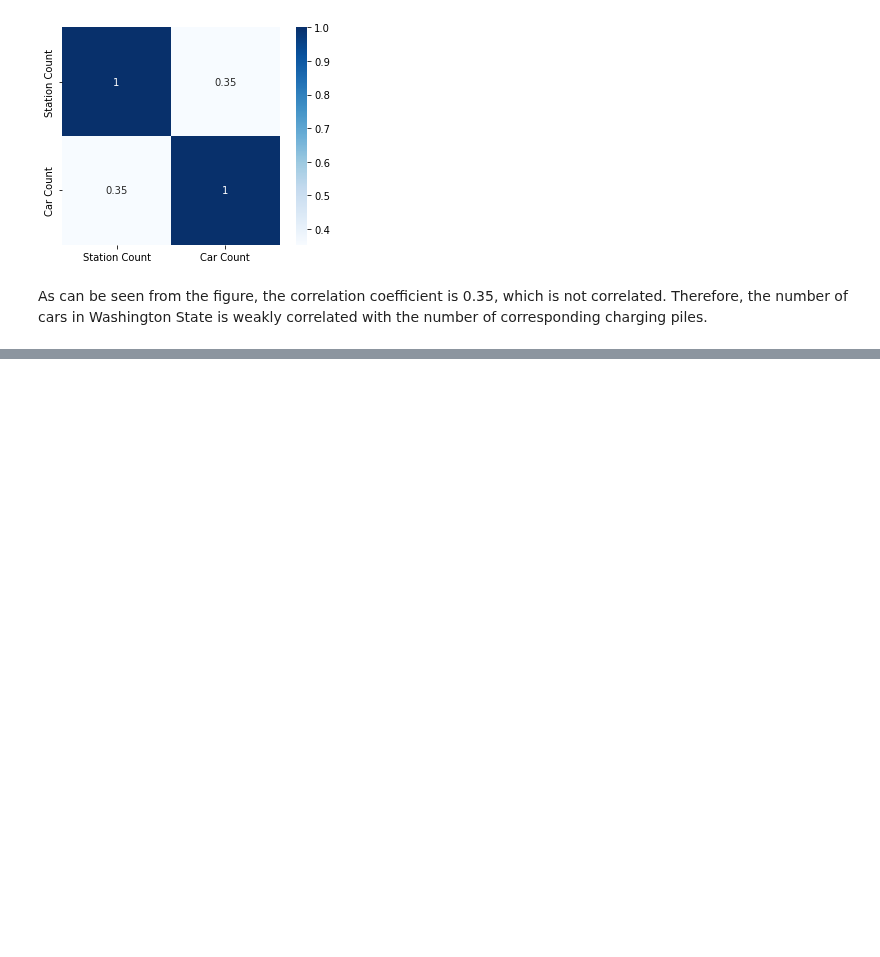
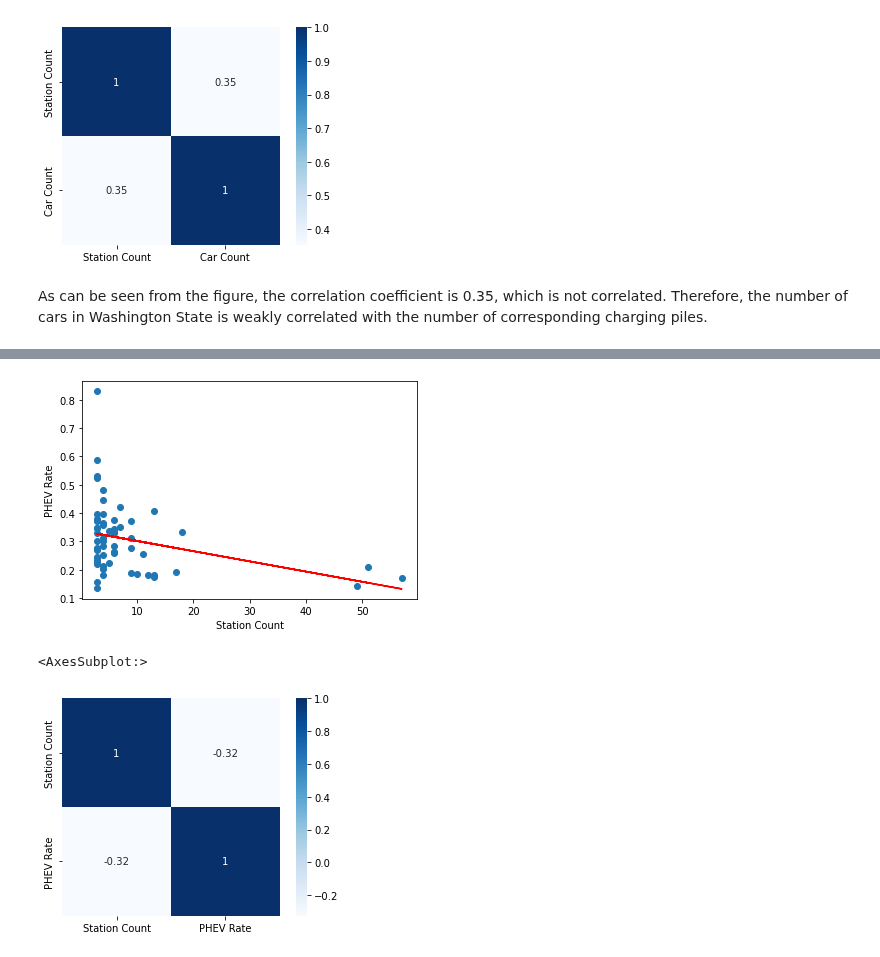
Before and after one commit to MarcccHuuu/2022Spring_Finals_EV, a Jupyter notebook: Hypothesis3.ipynb, the cells around one changed output, grey strips where cells are left out. Cells and saved outputs as stored; diff of their text form; code cells hidden in the pictures; blank space fills up the shorter version.

```diff
--- a/Hypothesis3.ipynb
+++ b/Hypothesis3.ipynb
@@ -642,0 +765,4 @@ As can be seen from the figure, the correlation coefficient is 0.35, which is no
+# %%
+ev_station_count_wa = ev_station_count_df(ev_station_data, 'WA')
+ev_car_station_pop_wa = filter_car_station_data(ev_station_count_wa, washington_data, us_zip_df_wa)
+ev_car_station_pop_wa
@@ -642,0 +787,8 @@ As can be seen from the figure, the correlation coefficient is 0.35, which is no
+# %%
+linear_model_main(ev_car_station_pop_wa, 'Station Count', 'PHEV Rate')
+corr_all_wa = ev_car_station_pop_wa[['Station Count', 'PHEV Rate']].corr()
+sns.heatmap(corr_all_wa, cmap='Blues', square=True, annot=True)
+# %% [output]
+[figure, added]
+<AxesSubplot:>
+[figure, added]
```
Also changed, not shown: parts of 15 cells of this notebook, 1 other file.
